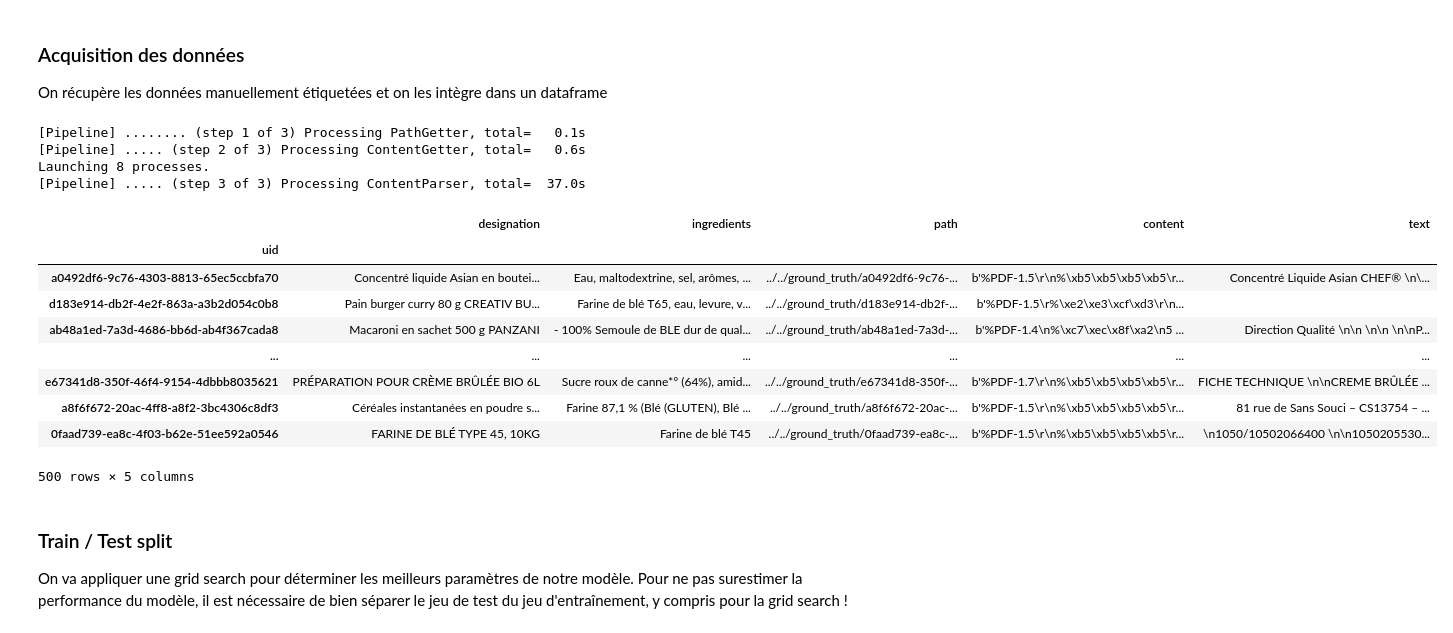
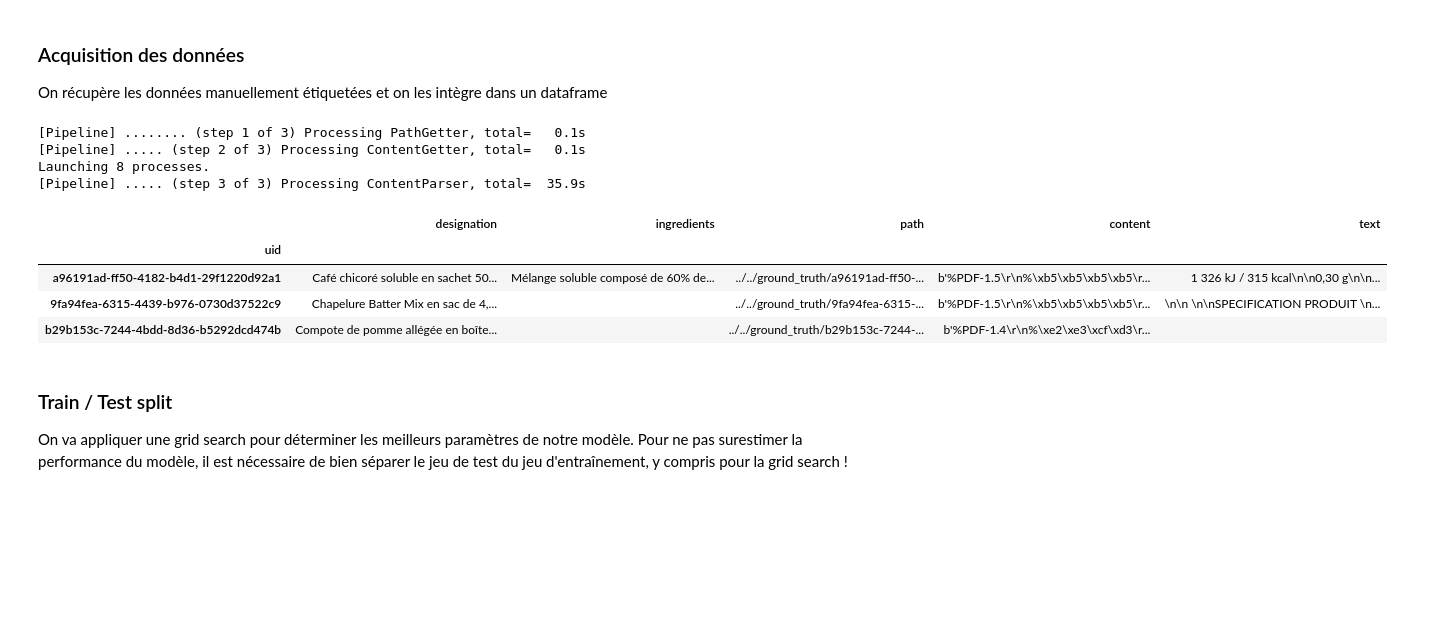
Before and after one commit to UltraDiuve/PIM-Recognizer, a Jupyter notebook: report/notebooks/model_tuning.ipynb, the cells around one changed output. Saved outputs shown, nothing was run; the diff lists cells and outputs as text; code cells hidden in the pictures; blank space fills up the shorter version.

```diff
--- a/report/notebooks/model_tuning.ipynb
+++ b/report/notebooks/model_tuning.ipynb
@@ -51,37 +56,32 @@ On récupère les données manuellement étiquetées et on les intègre dans un
 # %%
 ground_truth_df = pd.read_csv(Path('..') / '..' / 'ground_truth' / 'manually_labelled_ground_truth.csv',
                               sep=';',
                               encoding='latin-1',
                               index_col='uid')
 ground_truth_uids = list(ground_truth_df.index)
 
 acqui_pipe = Pipeline([('PathGetter', PathGetter(ground_truth_uids=ground_truth_uids,
                                                   train_set_path=Path('..') / '..' / 'ground_truth',
                                                   ground_truth_path=Path('..') / '..' / 'ground_truth',
                                                   )),
                         ('ContentGetter', ContentGetter(missing_file='to_nan')),
                         ('ContentParser', PDFContentParser(none_content='to_empty')),
                        ],
                        verbose=True)
 
 texts_df = acqui_pipe.fit_transform(ground_truth_df)
 texts_df['ingredients'] = texts_df['ingredients'].fillna('')
-texts_df
+texts_df.sample(3)
 # %% [output]
 [Pipeline] ........ (step 1 of 3) Processing PathGetter, total=   0.1s
-[Pipeline] ..... (step 2 of 3) Processing ContentGetter, total=   0.6s
+[Pipeline] ..... (step 2 of 3) Processing ContentGetter, total=   0.1s
 Launching 8 processes.
-[Pipeline] ..... (step 3 of 3) Processing ContentParser, total=  37.0s
+[Pipeline] ..... (step 3 of 3) Processing ContentParser, total=  35.9s
 |  | designation | ingredients | path | content | text |
 | uid |  |  |  |  |  |
-| a0492df6-9c76-4303-8813-65ec5ccbfa70 | Concentré liquide Asian en boutei... | Eau, maltodextrine, sel, arômes, ... | ../../ground_truth/a0492df6-9c76-... | b'%PDF-1.5\r\n%\xb5\xb5\xb5\xb5\r... | Concentré Liquide Asian CHEF® \n\... |
-| d183e914-db2f-4e2f-863a-a3b2d054c0b8 | Pain burger curry 80 g CREATIV BU... | Farine de blé T65, eau, levure, v... | ../../ground_truth/d183e914-db2f-... | b'%PDF-1.5\r%\xe2\xe3\xcf\xd3\r\n... |  |
-| ab48a1ed-7a3d-4686-bb6d-ab4f367cada8 | Macaroni en sachet 500 g PANZANI | - 100% Semoule de BLE dur de qual... | ../../ground_truth/ab48a1ed-7a3d-... | b'%PDF-1.4\n%\xc7\xec\x8f\xa2\n5 ... | Direction Qualité \n\n \n\n \n\nP... |
-| ... | ... | ... | ... | ... | ... |
-| e67341d8-350f-46f4-9154-4dbbb8035621 | PRÉPARATION POUR CRÈME BRÛLÉE BIO 6L | Sucre roux de canne*° (64%), amid... | ../../ground_truth/e67341d8-350f-... | b'%PDF-1.7\r\n%\xb5\xb5\xb5\xb5\r... | FICHE TECHNIQUE \n\nCREME BRÛLÉE ... |
-| a8f6f672-20ac-4ff8-a8f2-3bc4306c8df3 | Céréales instantanées en poudre s... | Farine 87,1 % (Blé (GLUTEN), Blé ... | ../../ground_truth/a8f6f672-20ac-... | b'%PDF-1.5\r\n%\xb5\xb5\xb5\xb5\r... | 81 rue de Sans Souci – CS13754 – ... |
-| 0faad739-ea8c-4f03-b62e-51ee592a0546 | FARINE DE BLÉ TYPE 45, 10KG | Farine de blé T45 | ../../ground_truth/0faad739-ea8c-... | b'%PDF-1.5\r\n%\xb5\xb5\xb5\xb5\r... | \n1050/10502066400 \n\n1050205530... |
+| a96191ad-ff50-4182-b4d1-29f1220d92a1 | Café chicoré soluble en sachet 50... | Mélange soluble composé de 60% de... | ../../ground_truth/a96191ad-ff50-... | b'%PDF-1.5\r\n%\xb5\xb5\xb5\xb5\r... | 1 326 kJ / 315 kcal\n\n0,30 g\n\n... |
+| 9fa94fea-6315-4439-b976-0730d37522c9 | Chapelure Batter Mix en sac de 4,... |  | ../../ground_truth/9fa94fea-6315-... | b'%PDF-1.5\r\n%\xb5\xb5\xb5\xb5\r... | \n\n \n\nSPECIFICATION PRODUIT \n... |
+| b29b153c-7244-4bdd-8d36-b5292dcd474b | Compote de pomme allégée en boîte... |  | ../../ground_truth/b29b153c-7244-... | b'%PDF-1.4\r\n%\xe2\xe3\xcf\xd3\r... |  |
-500 rows × 5 columns
 # %% [markdown]
 ### Train / Test split
 
```
Also changed, not shown: parts of 25 cells of this notebook.
